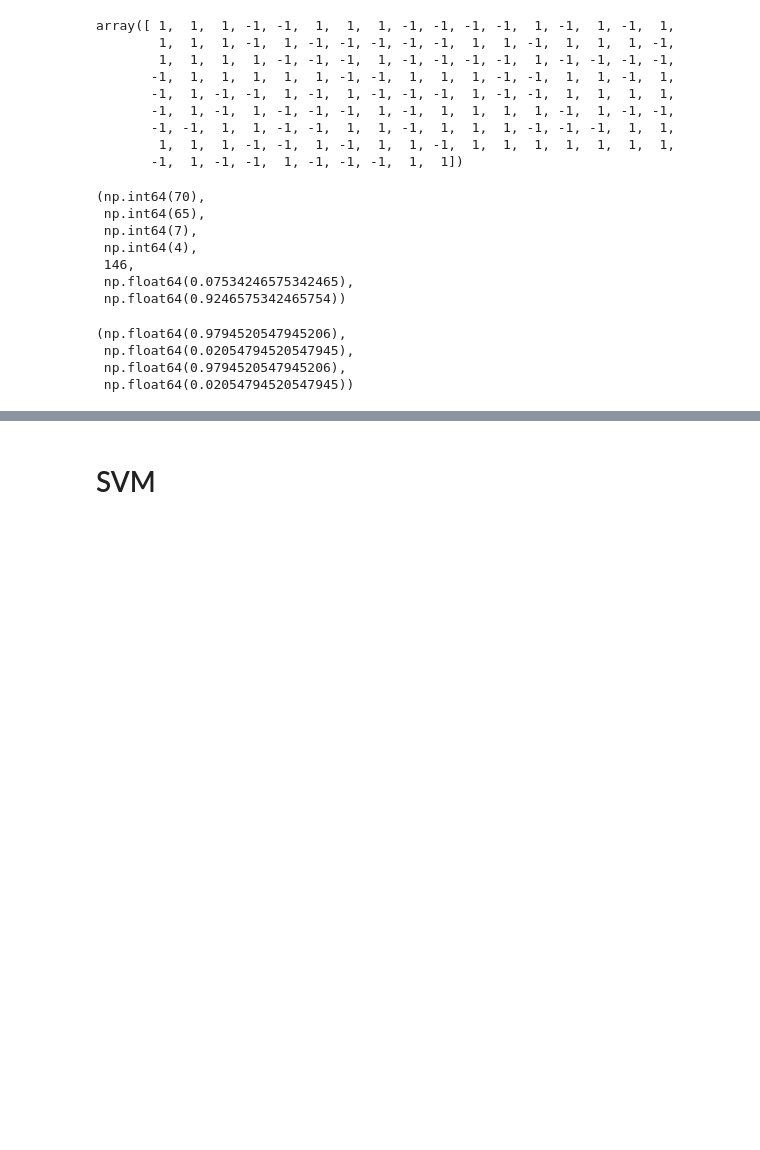
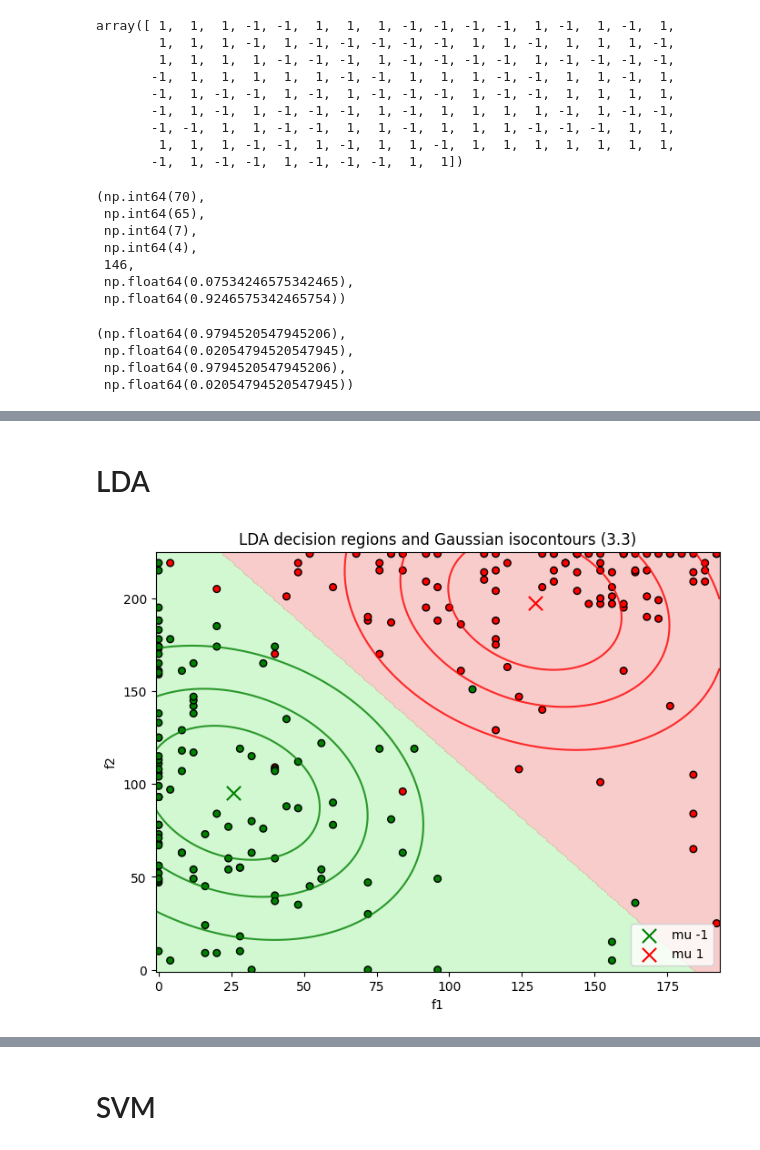
Before and after one commit to scyfyock/MLE-SS26, a Jupyter notebook: ex01.ipynb, the cells around one changed output, grey strips where cells are left out. Saved outputs shown, nothing was run; the diff lists cells and outputs as text; code cells hidden in the pictures; blank space fills up the shorter version.

```diff
--- a/ex01.ipynb
+++ b/ex01.ipynb
@@ -353,0 +354,2 @@ for func, name in [(nearest_mean, "Nearest Mean"), (descision_function, "Decisio
+# %% [markdown]
+# LDA
@@ -353,0 +413,60 @@ for func, name in [(nearest_mean, "Nearest Mean"), (descision_function, "Decisio
+# %%
+# LDA visualization: decision regions + Gaussian isocontours (Aufgabe 3.3)
+import matplotlib.pyplot as plt
+from matplotlib import cm
+
+# prepare 2D features and labels
+train_f2 = features2d(X_train)
+Xf2_train = np.array(train_f2).T
+Xf2_test = np.array(features2d(X_test)).T
+y_train_m = y_train.copy(); y_train_m[y_train_m==3] = -1; y_train_m[y_train_m==9] = 1
+y_test_m  = y_test.copy();  y_test_m[y_test_m==3]   = -1; y_test_m[y_test_m==9]   = 1
+
+# fit LDA on the 2D features
+mu2, cov2, p2 = fit_lda(Xf2_train, y_train_m)
+
+# grid for plotting decision regions
+pad = 1.0
+x_min, x_max = Xf2_train[:,0].min() - pad, Xf2_train[:,0].max() + pad
+y_min, y_max = Xf2_train[:,1].min() - pad, Xf2_train[:,1].max() + pad
+xx, yy = np.meshgrid(np.linspace(x_min, x_max, 300), np.linspace(y_min, y_max, 300))
+grid = np.c_[xx.ravel(), yy.ravel()]
+
+# predict grid labels with our LDA
+Z = predict_lda(mu2, cov2, p2, grid).reshape(xx.shape)
+
+# plot decision regions
+fig, ax = plt.subplots(figsize=(8,6))
+ax.contourf(xx, yy, Z, levels=[-2, 0, 2], colors=["lightgreen", "lightcoral"], alpha=0.4)
+
+# plot training points
+colors = ["green" if y == -1 else "red" for y in y_train_m]
+ax.scatter(Xf2_train[:,0], Xf2_train[:,1], c=colors, edgecolor='k', s=30)
+ax.scatter(mu2[0][0], mu2[0][1], c='green', marker='x', s=120, label='mu -1')
+ax.scatter(mu2[1][0], mu2[1][1], c='red',   marker='x', s=120, label='mu 1')
+
+# overlay Gaussian isocontours using the pooled covariance (cov2)
+# handle potential singularity
+try:
+    inv_cov2 = np.linalg.inv(cov2)
+    det_cov2 = np.linalg.det(cov2)
+except Exception:
+    inv_cov2 = np.linalg.pinv(cov2)
+    det_cov2 = max(np.linalg.det(cov2), 1e-12)
+
+norm_const = 1.0 / (2 * np.pi * np.sqrt(max(det_cov2, 1e-12)))
+for mu_c, col in [(mu2[0], 'green'), (mu2[1], 'red')]:
+    diffs = grid - mu_c
+    exponents = -0.5 * np.einsum('ij,ij->i', diffs @ inv_cov2, diffs)
+    pdf = norm_const * np.exp(exponents)
+    pdf2 = pdf.reshape(xx.shape)
+    levels = np.linspace(pdf2.min(), pdf2.max(), 5)[1:]
+    ax.contour(xx, yy, pdf2, levels=levels, colors=col, alpha=0.8)
+
+ax.set_xlabel('f1')
+ax.set_ylabel('f2')
+ax.set_title('LDA decision regions and Gaussian isocontours (3.3)')
+ax.legend()
+plt.show()
+# %% [output]
+[figure, added]
```
Also changed, not shown: parts of 15 cells of this notebook.
